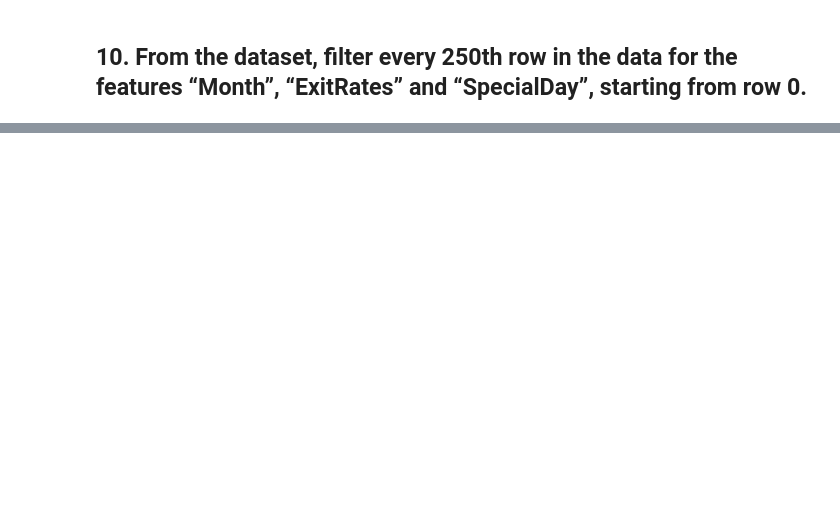
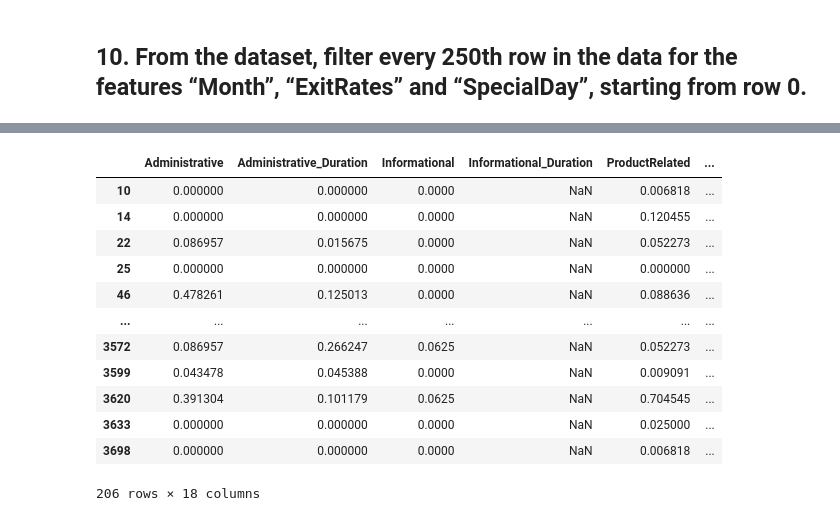
Before and after one commit to josingler/GDA, a Jupyter notebook: GDA_test_beispiele.ipynb, the cells around one changed output, grey strips where cells are left out. Saved outputs shown, nothing was run; the diff lists cells and outputs as text; code cells hidden in the pictures; blank space fills up the shorter version.

```diff
--- a/GDA_test_beispiele.ipynb
+++ b/GDA_test_beispiele.ipynb
@@ -336,0 +528,17 @@ Name: 3237, dtype: object
+# %%
+c = df["Informational_Duration"].isna()
+df[c]
+# %% [output]
+|  | Administrative | Administrative_Duration | Informational | Informational_Duration | ProductRelated | ... |
+| 10 | 0.000000 | 0.000000 | 0.0000 | NaN | 0.006818 | ... |
+| 14 | 0.000000 | 0.000000 | 0.0000 | NaN | 0.120455 | ... |
+| 22 | 0.086957 | 0.015675 | 0.0000 | NaN | 0.052273 | ... |
+| 25 | 0.000000 | 0.000000 | 0.0000 | NaN | 0.000000 | ... |
+| 46 | 0.478261 | 0.125013 | 0.0000 | NaN | 0.088636 | ... |
+| ... | ... | ... | ... | ... | ... | ... |
+| 3572 | 0.086957 | 0.266247 | 0.0625 | NaN | 0.052273 | ... |
+| 3599 | 0.043478 | 0.045388 | 0.0000 | NaN | 0.009091 | ... |
+| 3620 | 0.391304 | 0.101179 | 0.0625 | NaN | 0.704545 | ... |
+| 3633 | 0.000000 | 0.000000 | 0.0000 | NaN | 0.025000 | ... |
+| 3698 | 0.000000 | 0.000000 | 0.0000 | NaN | 0.006818 | ... |
+206 rows × 18 columns
```
Also changed, not shown: parts of 70 cells of this notebook.
